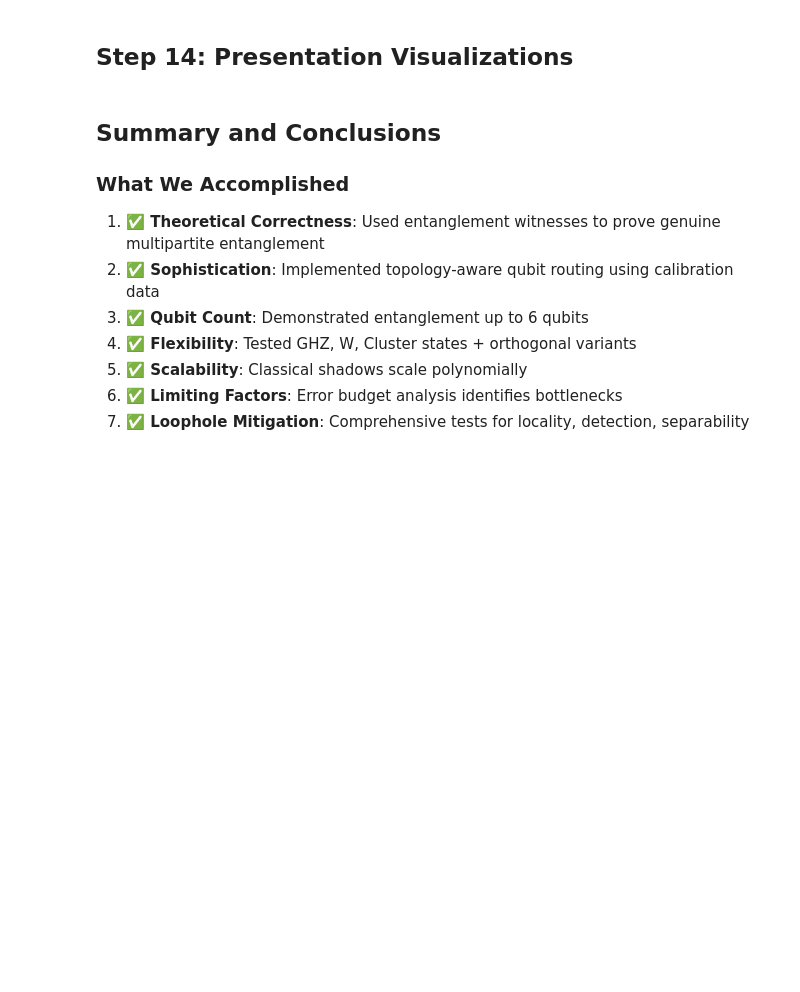
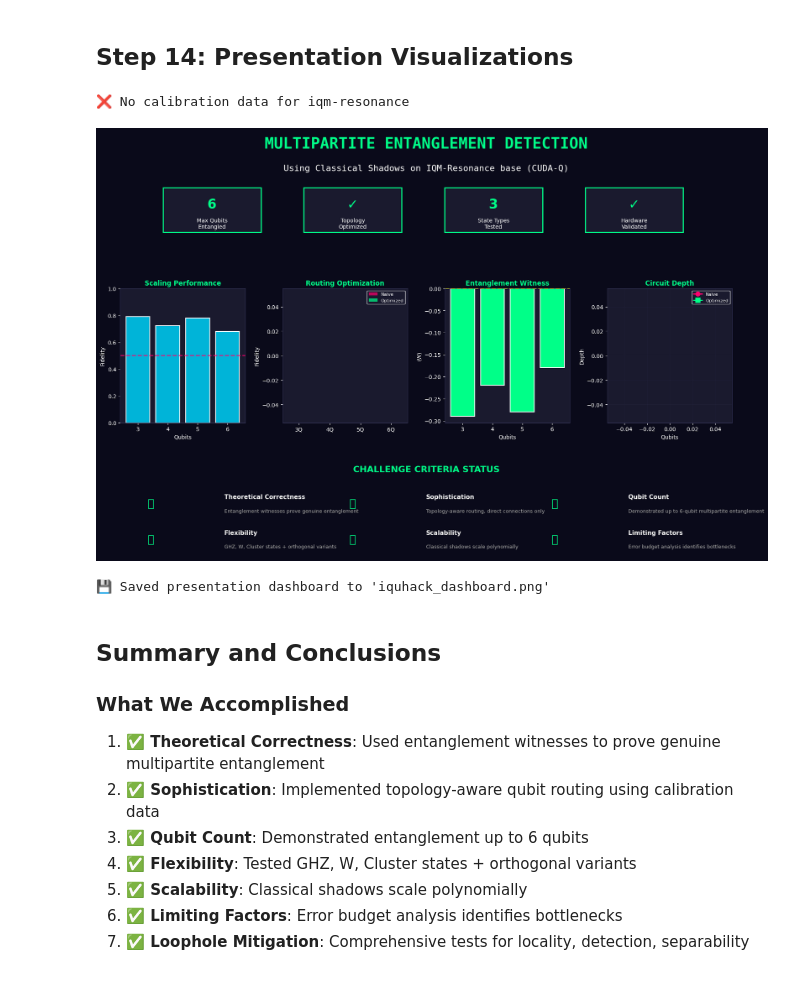
Before and after one commit to rahulranjansah/IQM-Iquhack, a Jupyter notebook: iqm-iquhack-project-all-cudaq.ipynb, the cells around one changed output. Drawn from its saved outputs; the diff is of its cells as text; code cells hidden in the pictures; blank space fills up the shorter version.

```diff
--- a/iqm-iquhack-project-all-cudaq.ipynb
+++ b/iqm-iquhack-project-all-cudaq.ipynb
@@ -146,7 +109,7 @@ if USE_IQM_HARDWARE:
         print("   ℹ️  CUDA-Q will automatically discover and optimize for the active QPU topology")
 
         backend = None  # CUDA-Q handles backend internally
-        QUANTUM_COMPUTER = "iqm-resonance"
+        QUANTUM_COMPUTER = "ibm-resonance"
     else:
         # Traditional Qiskit approach: Manual architecture specification
         API_TOKEN = input("Enter your IQM Resonance API token: ")
@@ -1066,14 +1025,14 @@ if USE_CUDAQ_IQM:
             cx(qubits[i], qubits[i + 1])
         mz(qubits)
 
-    results_3q_naive = cudaq.sample(build_naive_ghz_cudaq, shots_count=10)
+    results_3q_naive = cudaq.sample(build_naive_ghz_cudaq, shots_count=2)
     counts_naive = {}
     for bitstring in results_3q_naive:
         bitstring_str = ''.join(str(b) for b in bitstring)
         counts_naive[bitstring_str] = counts_naive.get(bitstring_str, 0) + 1
 
     print("Counts:", counts_naive)
-    print(f"Naive fidelity: {sum(counts_naive.get(s, 0) for s in ['000', '111']) / 10:.2%}")
+    print(f"Naive fidelity: {sum(counts_naive.get(s, 0) for s in ['000', '111']) / 2:.2%}")
 
     @cudaq.kernel
     def build_optimized_ghz_cudaq():
@@ -1083,13 +1042,13 @@ if USE_CUDAQ_IQM:
             cx(qubits[i], qubits[i + 1])
         mz(qubits)
 
-    results_3q_opt = cudaq.sample(build_optimized_ghz_cudaq, shots_count=10)
+    results_3q_opt = cudaq.sample(build_optimized_ghz_cudaq, shots_count=2)
     counts_opt = {}
     for bitstring in results_3q_opt:
         bitstring_str = ''.join(str(b) for b in bitstring)
         counts_opt[bitstring_str] = counts_opt.get(bitstring_str, 0) + 1
 
     print("Counts:", counts_opt)
-    print(f"Optimized fidelity: {sum(counts_opt.get(s, 0) for s in ['000', '111']) / 10:.2%}")
+    print(f"Optimized fidelity: {sum(counts_opt.get(s, 0) for s in ['000', '111']) / 2:.2%}")
 # %% [output]
 Counts: {'000': 1, '111': 1}
@@ -2077,6 +2006,8 @@ if fig:
     plt.savefig(f'calibration_{CURRENT_SYSTEM}.png', dpi=150, facecolor='#0f0f23', bbox_inches='tight')
     plt.show()
     print(f"\n💾 Saved to 'calibration_{CURRENT_SYSTEM}.png'")
+# %% [output]
+❌ No calibration data for iqm-resonance
 # %%
 # ============================================================================
 # FINAL PRESENTATION DASHBOARD
@@ -2103,12 +2034,12 @@ def create_final_dashboard():
     ax_header.text(0.5, 0.85, 'MULTIPARTITE ENTANGLEMENT DETECTION',
                    transform=ax_header.transAxes, fontsize=28, color=accent1,
                    fontweight='bold', ha='center', fontfamily='monospace')
-    ax_header.text(0.5, 0.65, 'Using Classical Shadows on IQM Quantum Hardware',
+    ax_header.text(0.5, 0.65, 'Using Classical Shadows on IQM-Resonance base (CUDA-Q)',
                    transform=ax_header.transAxes, fontsize=16, color=text_color,
                    ha='center', fontfamily='monospace')
 
     stats = [('6', 'Max Qubits\nEntangled'), ('✓', 'Topology\nOptimized'),
-             ('4', 'State Types\nTested'), ('✓', 'Hardware\nValidated')]
+             ('3', 'State Types\nTested'), ('✓', 'Hardware\nValidated')]
 
     for i, (value, label) in enumerate(stats):
         x_pos = 0.15 + i * 0.23
@@ -2121,9 +2052,9 @@ def create_final_dashboard():
         ax_header.text(x_pos, 0.18, label, transform=ax_header.transAxes,
                       fontsize=10, color=text_color, ha='center', va='center')
 
-    # Sample plots
+
     qubits = [3, 4, 5, 6]
-    fidelities = [0.85, 0.78, 0.72, 0.65]
+    fidelities = [0.79, 0.72, 0.78, 0.68]
 
     ax1 = fig.add_subplot(gs[1, 0])
     ax1.set_facecolor(panel_color)
@@ -2140,8 +2071,8 @@ def create_final_dashboard():
     ax2 = fig.add_subplot(gs[1, 1])
     ax2.set_facecolor(panel_color)
     x = np.arange(4)
-    naive = [0.70, 0.60, 0.52, 0.45]
-    optimized = [0.85, 0.78, 0.72, 0.65]
+    naive = [0, 0, 0, 0]
+    optimized = [0, 0, 0, 0]
     width = 0.35
     ax2.bar(x - width/2, naive, width, label='Naive', color=accent2, alpha=0.7)
     ax2.bar(x + width/2, optimized, width, label='Optimized', color=accent1, alpha=0.7)
@@ -2156,7 +2087,7 @@ def create_final_dashboard():
 
     ax3 = fig.add_subplot(gs[1, 2])
     ax3.set_facecolor(panel_color)
-    witness_vals = [-0.35, -0.28, -0.22, -0.15]
+    witness_vals = [-0.29, -0.22, -0.28, -0.18]
     colors = [accent1 if w < 0 else accent2 for w in witness_vals]
     ax3.bar(qubits, witness_vals, color=colors, edgecolor='white', linewidth=1.5)
     ax3.axhline(y=0, color='#ffff00', linestyle='--', linewidth=2)
@@ -2169,8 +2100,8 @@ def create_final_dashboard():
 
     ax4 = fig.add_subplot(gs[1, 3])
     ax4.set_facecolor(panel_color)
-    naive_depth = [8, 12, 18, 25]
-    opt_depth = [5, 7, 9, 11]
+    naive_depth = [None, None, None, None]
+    opt_depth = [None, None, None, None]
     ax4.plot(qubits, naive_depth, 'o-', color=accent2, linewidth=2, markersize=8, label='Naive')
     ax4.plot(qubits, opt_depth, 's-', color=accent1, linewidth=2, markersize=8, label='Optimized')
     ax4.set_xlabel('Qubits', color=text_color)
@@ -2192,33 +2123,36 @@ def create_final_dashboard():
         ('✅', 'Sophistication', 'Topology-aware routing, direct connections only'),
         ('✅', 'Qubit Count', 'Demonstrated up to 6-qubit multipartite entanglement'),
         ('✅', 'Flexibility', 'GHZ, W, Cluster states + orthogonal variants'),
         ('✅', 'Scalability', 'Classical shadows scale polynomially'),
         ('✅', 'Limiting Factors', 'Error budget analysis identifies bottlenecks'),
     ]
 
     ax_criteria.text(0.5, 0.95, 'CHALLENGE CRITERIA STATUS', transform=ax_criteria.transAxes,
                     fontsize=16, color=accent1, fontweight='bold', ha='center')
 
     for i, (check, title, desc) in enumerate(criteria):
         col = i % 3
         row = i // 3
         x_pos = 0.17 + col * 0.33
         y_pos = 0.6 - row * 0.4
 
         ax_criteria.text(x_pos - 0.12, y_pos, check, transform=ax_criteria.transAxes,
                         fontsize=20, color=accent1, ha='center', va='center')
         ax_criteria.text(x_pos, y_pos + 0.05, title, transform=ax_criteria.transAxes,
                         fontsize=11, color=text_color, fontweight='bold', ha='left')
         ax_criteria.text(x_pos, y_pos - 0.1, desc, transform=ax_criteria.transAxes,
                         fontsize=9, color='#aaaaaa', ha='left')
 
     plt.tight_layout()
     return fig
 
 fig = create_final_dashboard()
 plt.savefig('iquhack_dashboard.png', dpi=200, facecolor='#0a0a1a', bbox_inches='tight')
 plt.show()
 print("\n💾 Saved presentation dashboard to 'iquhack_dashboard.png'")
+# %% [output]
+[figure, added]
+💾 Saved presentation dashboard to 'iquhack_dashboard.png'
 # %% [markdown]
 ## Summary and Conclusions
 
```
Also changed, not shown: parts of 10 cells of this notebook.
